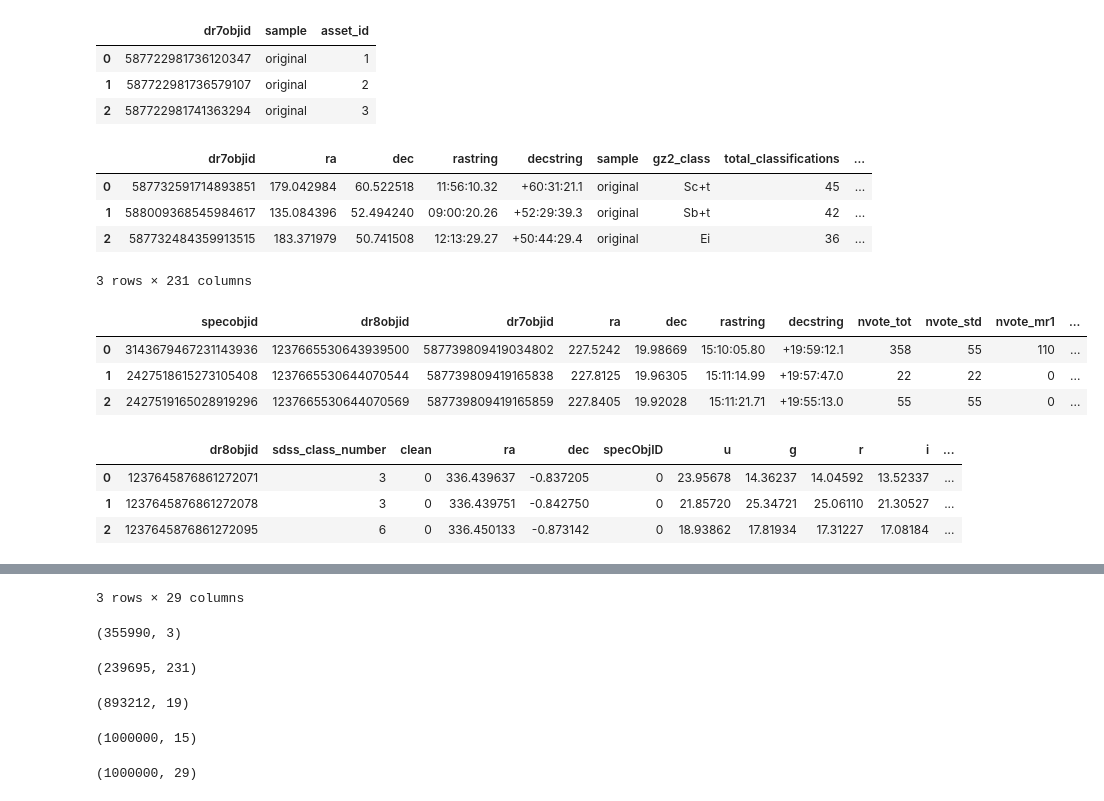
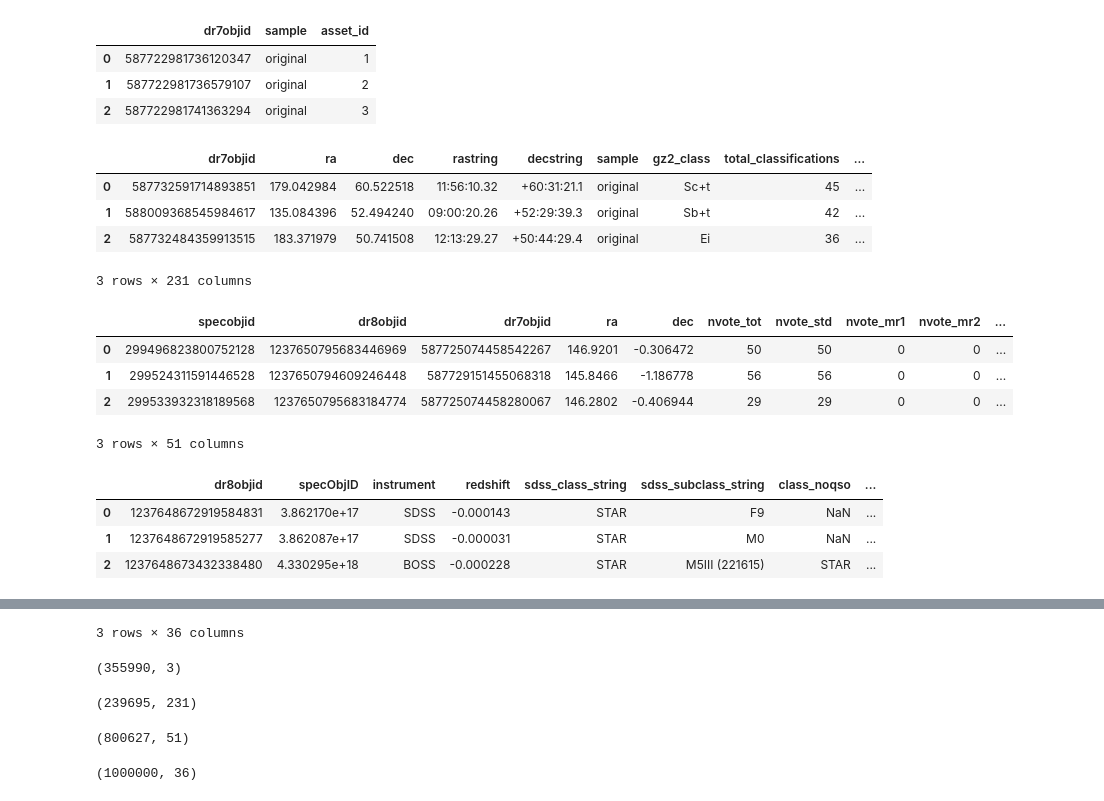
Before and after one commit to jspencermorris/galaxies_sdss, a Jupyter notebook: notebooks/jsm_eda_01.ipynb, the cells around one changed output, grey strips where cells are left out. Drawn from its saved outputs; the diff is of its cells as text; code cells hidden in the pictures.

```diff
--- a/notebooks/jsm_eda_01.ipynb
+++ b/notebooks/jsm_eda_01.ipynb
@@ -5,9 +5,8 @@ import pandas as pd
 # NOTE: there is one more dataset (original galaxy zoo 1) that also includes overlapping galaxy classifications, with labels spiral, elliptital, irregular...
 filename_mapping = pd.read_csv('../data/raw/gz2/gz2_filename_mapping.csv', header=0) # galaxies - includes mapping definition between image filenames and (dr7)objid
 hart16 = pd.read_csv('../data/raw/gz2/gz2_hart16.csv', header=0) # galaxies - includes detailed (sub)classification labels using dr7objid
-zooVotes = pd.read_csv('../data/raw/skyserver_sdss/skyserver_sdss_dr16_zooVotes.csv', header=0) # galaxies - includes mapping definition between dr7objid and (dr8)objid
-PhotoObj = pd.read_csv('../data/raw/skyserver_sdss/skyserver_sdss_dr16_PhotoObj.csv', header=0) # general - includes (super)classification labels and spectral intensities using (dr8)objid
-specObj = pd.read_csv('../data/raw/skyserver_sdss/skyserver_sdss_dr16_specObj.csv', header=0) # general - includes (super)classification labels and photomask intensities using (dr8)bestobjid
+dr16_galaxy = pd.read_csv('../data/raw/skyserver_sdss/dr16_galaxySpecPhoto.csv', header=0) # galaxies - includes (super)classification labels, spectral data, and photo data
+dr16_other = pd.read_csv('../data/raw/skyserver_sdss/dr16_otherSpecPhoto.csv', header=0)  # non-galaxy objects - includes (super)classification labels, spectral data, and photo data
 # %%
 # rename identifier columns for improved clarity
 filename_mapping.rename(columns={'objid':'dr7objid'}, inplace=True)
@@ -17,25 +13,25 @@ zooVotes.rename(columns={'objid':'dr8objid'}, inplace=True)
 # %%
 # display data heads
 display(filename_mapping.head(3))
 display(hart16.head(3)) # main features: [];  main labels: [gz2_class]
-display(zooVotes.head(3)) # main features: [];  main labels: [p_el, p_cw, p_acw, p_edge, p_dk, p_mg, p_cs]
-display(PhotoObj.head(3)) # main features: [clean, u, g, r, i, z];  main labels: [sdss_class_number]
-display(specObj.head(3)) # main features: [z, spectro...(all), elodie...(all)];  main labels: [sdss_class_string, subClass, class_noqso]
+display(dr16_galaxy.head(3)) # main features: [clean, u, g, r, i, z];  main labels: [p_el, p_cw, p_acw, p_edge, p_dk, p_mg, p_cs, sdss_class_number, sdss_class_string, subClass, class_noqso]
+display(dr16_other.head(3)) # main features: [clean, u, g, r, i, z];  main labels: [p_el, p_cw, p_acw, p_edge, p_dk, p_mg, p_cs, sdss_class_number, sdss_class_string, subClass, class_noqso]
 # %% [output]
 |  | dr7objid | sample | asset_id |
 | 0 | 587722981736120347 | original | 1 |
 | 1 | 587722981736579107 | original | 2 |
 | 2 | 587722981741363294 | original | 3 |
 |  | dr7objid | ra | dec | rastring | decstring | sample | gz2_class | total_classifications | ... |
 | 0 | 587732591714893851 | 179.042984 | 60.522518 | 11:56:10.32 | +60:31:21.1 | original | Sc+t | 45 | ... |
 | 1 | 588009368545984617 | 135.084396 | 52.494240 | 09:00:20.26 | +52:29:39.3 | original | Sb+t | 42 | ... |
 | 2 | 587732484359913515 | 183.371979 | 50.741508 | 12:13:29.27 | +50:44:29.4 | original | Ei | 36 | ... |
 3 rows × 231 columns
-|  | specobjid | dr8objid | dr7objid | ra | dec | rastring | decstring | nvote_tot | nvote_std | nvote_mr1 | ... |
-| 0 | 3143679467231143936 | 1237665530643939500 | 587739809419034802 | 227.5242 | 19.98669 | 15:10:05.80 | +19:59:12.1 | 358 | 55 | 110 | ... |
-| 1 | 2427518615273105408 | 1237665530644070544 | 587739809419165838 | 227.8125 | 19.96305 | 15:11:14.99 | +19:57:47.0 | 22 | 22 | 0 | ... |
-| 2 | 2427519165028919296 | 1237665530644070569 | 587739809419165859 | 227.8405 | 19.92028 | 15:11:21.71 | +19:55:13.0 | 55 | 55 | 0 | ... |
+|  | specobjid | dr8objid | dr7objid | ra | dec | nvote_tot | nvote_std | nvote_mr1 | nvote_mr2 | ... |
+| 0 | 299496823800752128 | 1237650795683446969 | 587725074458542267 | 146.9201 | -0.306472 | 50 | 50 | 0 | 0 | ... |
+| 1 | 299524311591446528 | 1237650794609246448 | 587729151455068318 | 145.8466 | -1.186778 | 56 | 56 | 0 | 0 | ... |
+| 2 | 299533932318189568 | 1237650795683184774 | 587725074458280067 | 146.2802 | -0.406944 | 29 | 29 | 0 | 0 | ... |
+3 rows × 51 columns
-|  | dr8objid | sdss_class_number | clean | ra | dec | specObjID | u | g | r | i | ... |
-| 0 | 1237645876861272071 | 3 | 0 | 336.439637 | -0.837205 | 0 | 23.95678 | 14.36237 | 14.04592 | 13.52337 | ... |
-| 1 | 1237645876861272078 | 3 | 0 | 336.439751 | -0.842750 | 0 | 21.85720 | 25.34721 | 25.06110 | 21.30527 | ... |
-| 2 | 1237645876861272095 | 6 | 0 | 336.450133 | -0.873142 | 0 | 18.93862 | 17.81934 | 17.31227 | 17.08184 | ... |
+|  | dr8objid | specObjID | instrument | redshift | sdss_class_string | sdss_subclass_string | class_noqso | ... |
+| 0 | 1237648672919584831 | 3.862170e+17 | SDSS | -0.000143 | STAR | F9 | NaN | ... |
+| 1 | 1237648672919585277 | 3.862087e+17 | SDSS | -0.000031 | STAR | M0 | NaN | ... |
+| 2 | 1237648673432338480 | 4.330295e+18 | BOSS | -0.000228 | STAR | M5III (221615) | STAR | ... |
@@ -46,16 +38,14 @@ display(specObj.head(3)) # main features: [z, spectro...(all), elodie...(all)];
-3 rows × 29 columns
+3 rows × 36 columns
 # %%
 # display dataframe shapes
 display(filename_mapping.shape)
 display(hart16.shape)
-display(zooVotes.shape)
-display(PhotoObj.shape)
-display(specObj.shape)
+display(dr16_galaxy.shape)
+display(dr16_other.shape)
 # %% [output]
 (355990, 3)
 (239695, 231)
-(893212, 19)
+(800627, 51)
-(1000000, 15)
+(1000000, 36)
-(1000000, 29)
 # %%
 # determine number of unique labels
```
Also changed, not shown: parts of 5 cells of this notebook, 1 other file.
